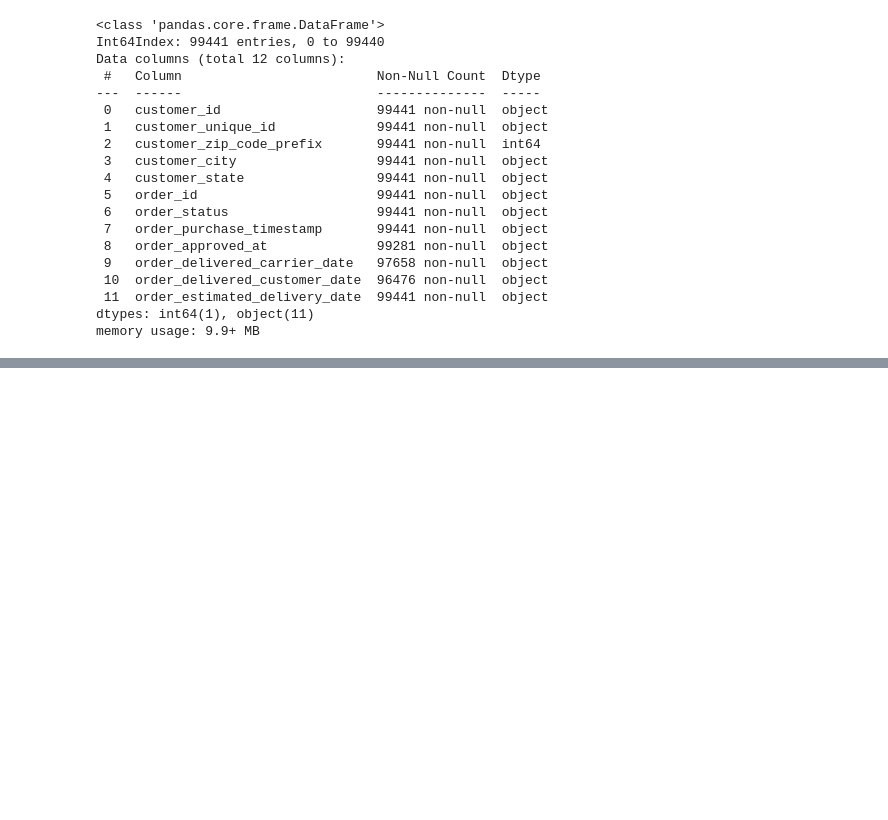
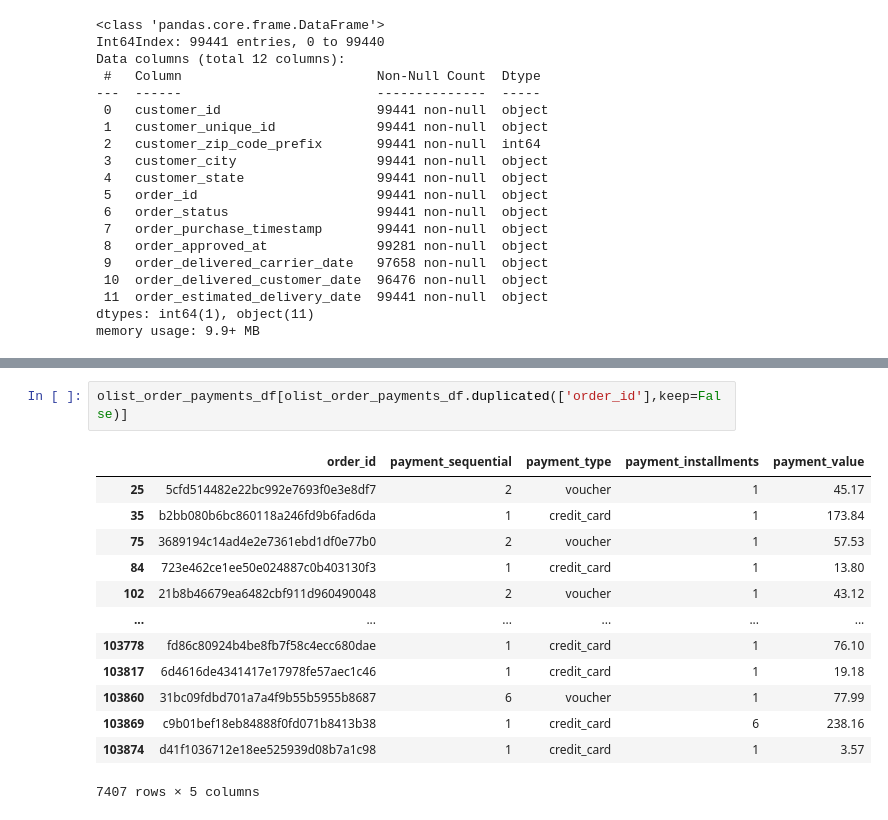
Before and after one commit to MariaDBPerez/clients_segmentation, a Jupyter notebook: project_5.ipynb, the cells around one changed output, grey strips where cells are left out. Saved outputs shown, nothing was run; the diff lists cells and outputs as text; blank space fills up the shorter version.

```diff
--- a/project_5.ipynb
+++ b/project_5.ipynb
@@ -386,0 +535,16 @@ We will perform the third merge by merging the resulting data frame from the sec
+# %%
+olist_order_payments_df[olist_order_payments_df.duplicated(['order_id'],keep=False)]
+# %% [output]
+|  | order_id | payment_sequential | payment_type | payment_installments | payment_value |
+| 25 | 5cfd514482e22bc992e7693f0e3e8df7 | 2 | voucher | 1 | 45.17 |
+| 35 | b2bb080b6bc860118a246fd9b6fad6da | 1 | credit_card | 1 | 173.84 |
+| 75 | 3689194c14ad4e2e7361ebd1df0e77b0 | 2 | voucher | 1 | 57.53 |
+| 84 | 723e462ce1ee50e024887c0b403130f3 | 1 | credit_card | 1 | 13.80 |
+| 102 | 21b8b46679ea6482cbf911d960490048 | 2 | voucher | 1 | 43.12 |
+| ... | ... | ... | ... | ... | ... |
+| 103778 | fd86c80924b4be8fb7f58c4ecc680dae | 1 | credit_card | 1 | 76.10 |
+| 103817 | 6d4616de4341417e17978fe57aec1c46 | 1 | credit_card | 1 | 19.18 |
+| 103860 | 31bc09fdbd701a7a4f9b55b5955b8687 | 6 | voucher | 1 | 77.99 |
+| 103869 | c9b01bef18eb84888f0fd071b8413b38 | 1 | credit_card | 6 | 238.16 |
+| 103874 | d41f1036712e18ee525939d08b7a1c98 | 1 | credit_card | 1 | 3.57 |
+7407 rows × 5 columns
```
Also changed, not shown: parts of 70 cells of this notebook.
